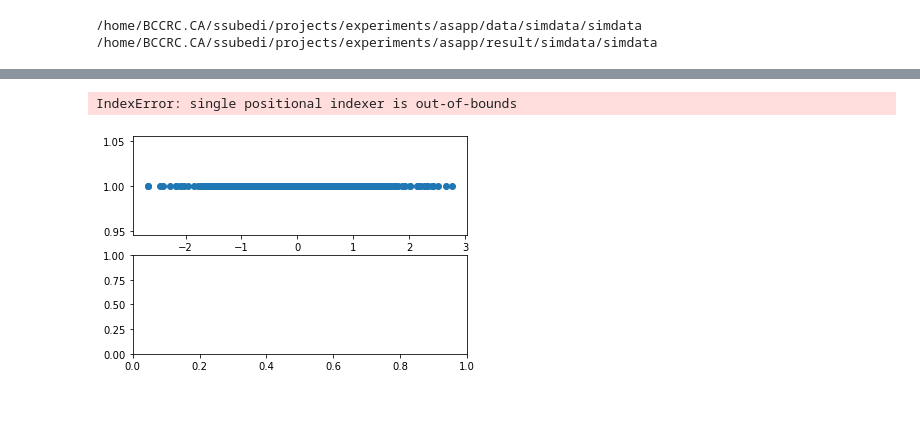
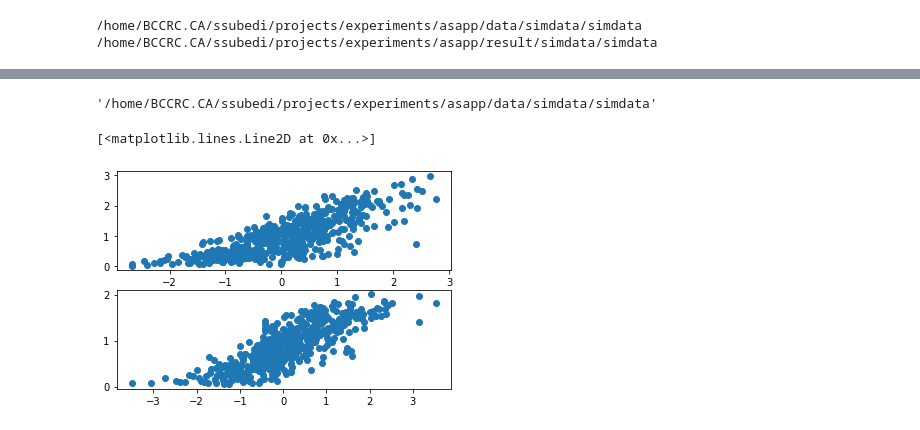
Before and after one commit to causalpathlab/asapp, a Jupyter notebook: examples/1_simdata.ipynb, the cells around one changed output, grey strips where cells are left out. Saved outputs shown, nothing was run; the diff lists cells and outputs as text; code cells hidden in the pictures.

```diff
--- a/examples/1_simdata.ipynb
+++ b/examples/1_simdata.ipynb
@@ -109,12 +109,16 @@ plt.legend(title='Cell type',title_fontsize=18, fontsize=14,loc='center left', b
 # %%
 pbmodel = np.load(sample_out+'_pbulk.npz')
+# %%
+sample_in
+# %% [output]
+'/home/BCCRC.CA/ssubedi/projects/experiments/asapp/data/simdata/simdata'
 # %%
-df_wtrue = pd.read_csv('/home/BCCRC.CA/ssubedi/projects/experiments/asapp/data/simdata/simdata_true.csv')
+df_wtrue = pd.read_csv(sample_in+'_wtrue.csv')
 df_be = pd.DataFrame(pbmodel['batch_effect'])
 
 fig, axs = plt.subplots(2)
 axs[0].plot(df_wtrue.iloc[:,0],df_be.iloc[:,0],'o')
 axs[1].plot(df_wtrue.iloc[:,1],df_be.iloc[:,1],'o')
 # %% [output]
-IndexError: single positional indexer is out-of-bounds
+[<matplotlib.lines.Line2D at 0x...>]
-[figure, old version]
+[figure, new version]
```
Also changed, not shown: parts of 4 cells of this notebook, 5 other files.
